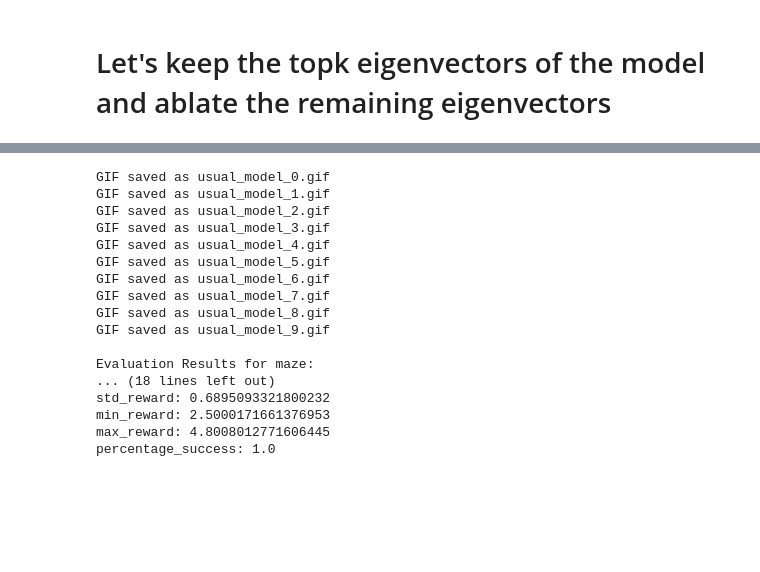
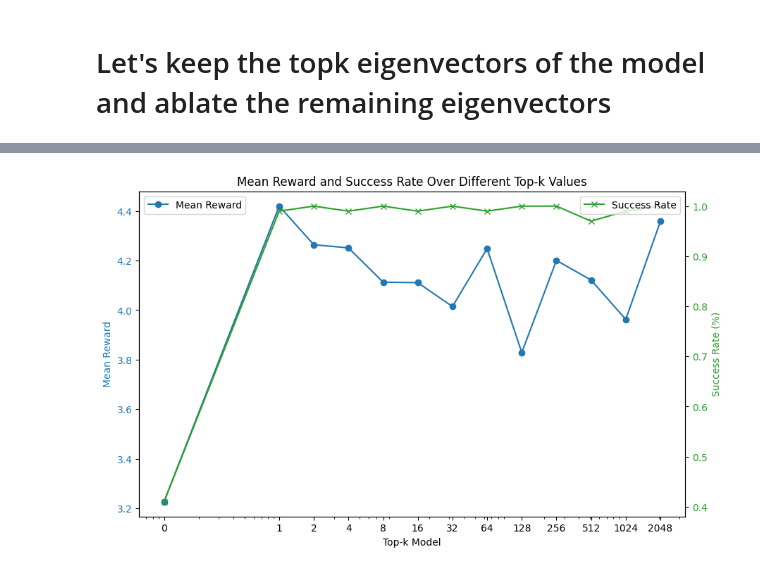
Before and after one commit to Narmeen07/RL_bilinear_experiments, a Jupyter notebook: bilinear_experiments/bilinear_mlp_eigenvectors.ipynb, the cells around one changed output, grey strips where cells are left out. Cells and saved outputs as stored; diff of their text form; code cells hidden in the pictures; blank space fills up the shorter version.

Commit message:
evaluations of topk models

```diff
--- a/bilinear_experiments/bilinear_mlp_eigenvectors.ipynb
+++ b/bilinear_experiments/bilinear_mlp_eigenvectors.ipynb
@@ -459,12 +459,12 @@ B = einops.rearrange(B, "out (in1 in2) -> out in1 in2", in1 = 2048)
 B_proj = einops.einsum(W_out, B, "class h2, h2 in1 in2-> class in1 in2")
 B_proj1 = 0.5 * B_proj + 0.5 * B_proj.transpose(-2,-1)
 
-def initialize_models(obs_space, num_outputs, kernel_size):
+def initialize_models(obs_space, num_outputs, kernel_size,topk=2048):
     original_model = BimpalaCNN(obs_space, num_outputs, kernel_size)
     model_path = "/mnt/ssd-1/mechinterp/narmeen/bilinear_experiments_official/bilinear_experiments/bilinear_models/bimpala_maze_simplified.pt"
     original_model = load_model(model_path,7)
     # Create the modified model
-    modified_model = TopKBimpalaCNN(obs_space, num_outputs, kernel_size=kernel_size, B= B_proj1, topk= 2048)
+    modified_model = TopKBimpalaCNN(obs_space, num_outputs, kernel_size=kernel_size, B= B_proj1, topk= topk)
 
     modified_model.transfer_params_from(original_model)
 
@@ -472,7 +562,12 @@ def initialize_models(obs_space, num_outputs, kernel_size):
 # %%
-env = create_env()
-usual_model, modified_model = initialize_models(env.observation_space, env.action_space.n, kernel_size = 7)
-print(modified_model)
+topk = 2048
+results = [None] * 13
+for i in range(13):
+    env = create_env()
+    usual_model, modified_model = initialize_models(env.observation_space, env.action_space.n, kernel_size = 7, topk=topk)
+    results[i] = evaluate_model_multi_env(model = modified_model, create_env = create_venv_simple)
+    results[i]['topk'] = topk
+    topk = topk//2
 # %% [output]
 Model loaded from /mnt/ssd-1/mechinterp/narmeen/bilinear_experiments_official/bilinear_experiments/bilinear_models/bimpala_maze_simplified.pt
 Parameters transferred and modified successfully
@@ -546,22 +589,4 @@ def evaluate_model_multi_env(model, create_env, num_episodes=10, render_every=No
-# %%
-device = torch.device(f'cuda:{env_config.gpu}')
-evaluate_model_multi_env(model = usual_model, create_env = create_venv_simple, gif = "usual_model")
-evaluate_model_multi_env(model = modified_model, create_env = create_venv_simple, gif = "top_k_model")
-# %% [output]
-GIF saved as usual_model_0.gif
-GIF saved as usual_model_1.gif
-GIF saved as usual_model_2.gif
-GIF saved as usual_model_3.gif
-GIF saved as usual_model_4.gif
-GIF saved as usual_model_5.gif
-GIF saved as usual_model_6.gif
-GIF saved as usual_model_7.gif
-GIF saved as usual_model_8.gif
-GIF saved as usual_model_9.gif
-
-Evaluation Results for maze:
-... (18 lines left out)
-std_reward: 0.6895093321800232
-min_reward: 2.5000171661376953
-max_reward: 4.8008012771606445
-percentage_success: 1.0
+# %%
+plot_topk_results(results)
+# %% [output]
+[figure, added]
```
Also changed, not shown: parts of 4 cells of this notebook, 2 other files.
